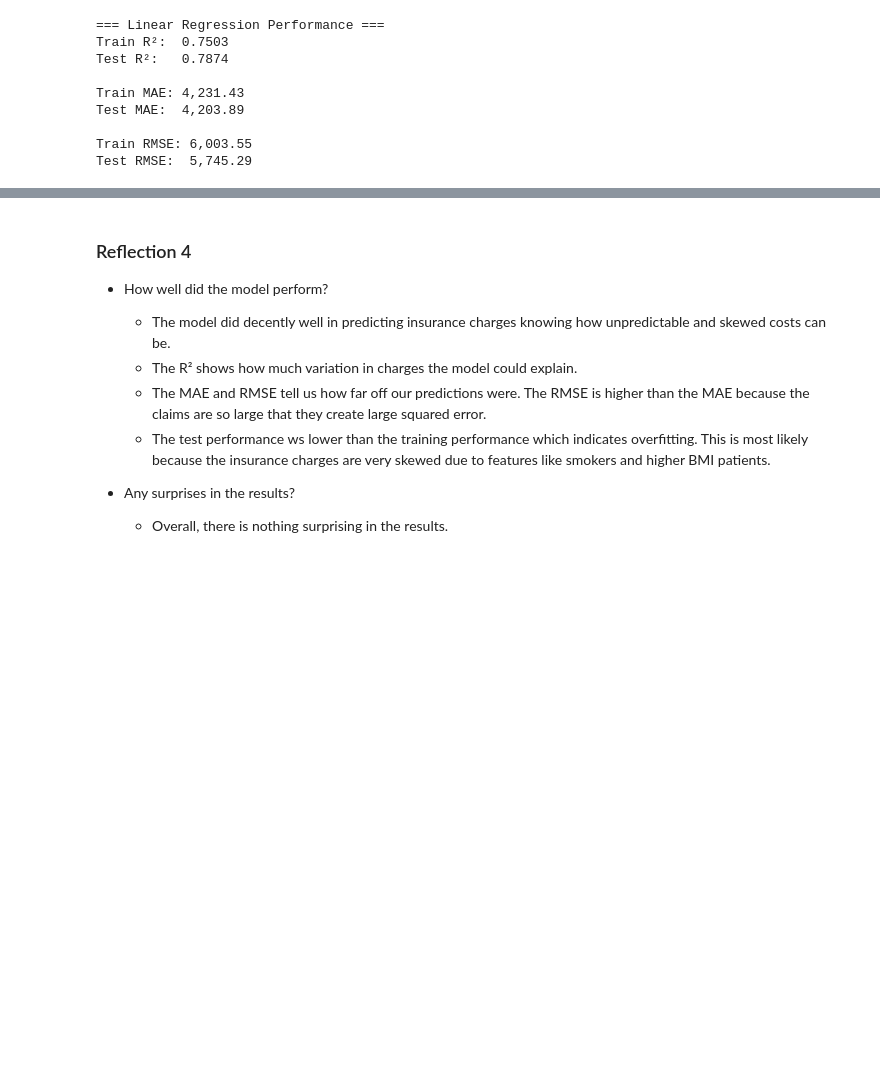
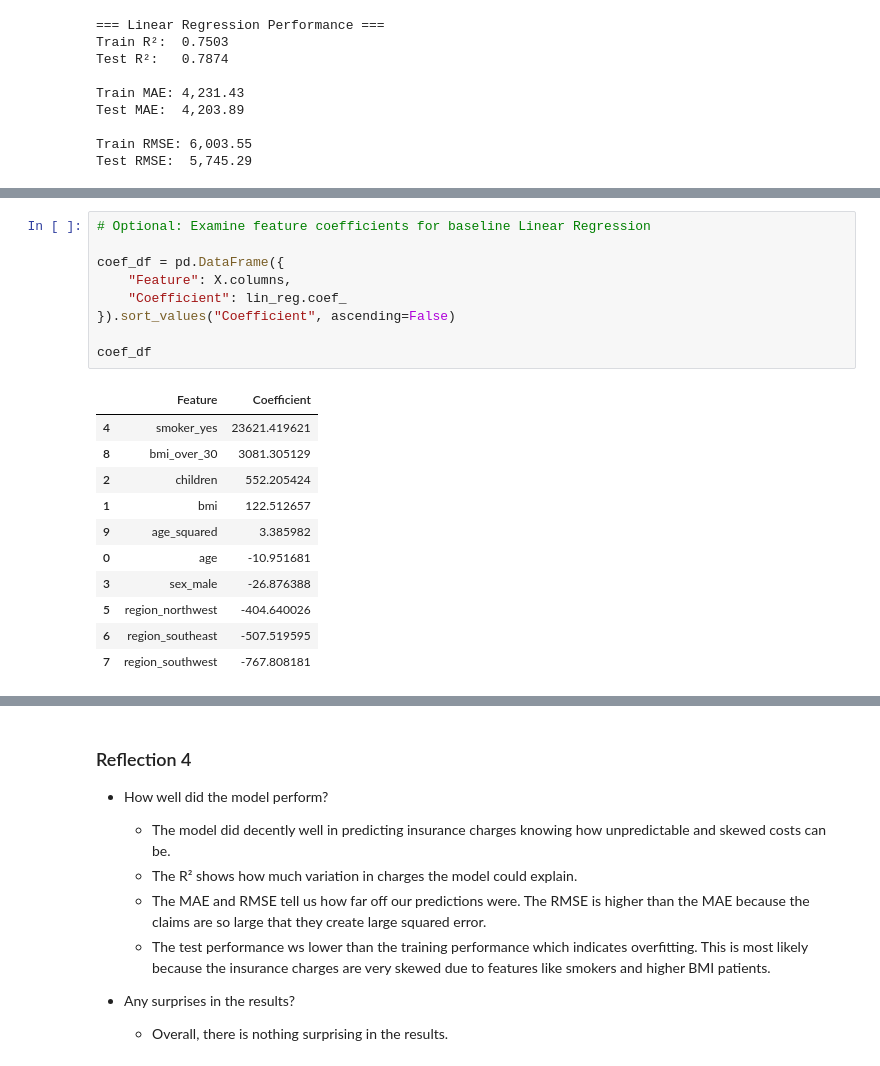
Before and after one commit to BethSpornitz/ml_regression_bethspornitz, a Jupyter notebook: notebooks/regression_final/ml_regression_final_bethspornitz.ipynb, the cells around one changed output, grey strips where cells are left out. Drawn from its saved outputs; the diff is of its cells as text; blank space fills up the shorter version.

```diff
--- a/notebooks/regression_final/ml_regression_final_bethspornitz.ipynb
+++ b/notebooks/regression_final/ml_regression_final_bethspornitz.ipynb
@@ -441,0 +449,21 @@ Test RMSE:  5,745.29
+# %%
+# Optional: Examine feature coefficients for baseline Linear Regression
+
+coef_df = pd.DataFrame({
+    "Feature": X.columns,
+    "Coefficient": lin_reg.coef_
+}).sort_values("Coefficient", ascending=False)
+
+coef_df
+# %% [output]
+|  | Feature | Coefficient |
+| 4 | smoker_yes | 23621.419621 |
+| 8 | bmi_over_30 | 3081.305129 |
+| 2 | children | 552.205424 |
+| 1 | bmi | 122.512657 |
+| 9 | age_squared | 3.385982 |
+| 0 | age | -10.951681 |
+| 3 | sex_male | -26.876388 |
+| 5 | region_northwest | -404.640026 |
+| 6 | region_southeast | -507.519595 |
+| 7 | region_southwest | -767.808181 |
```
Also changed, not shown: parts of 5 cells of this notebook.
